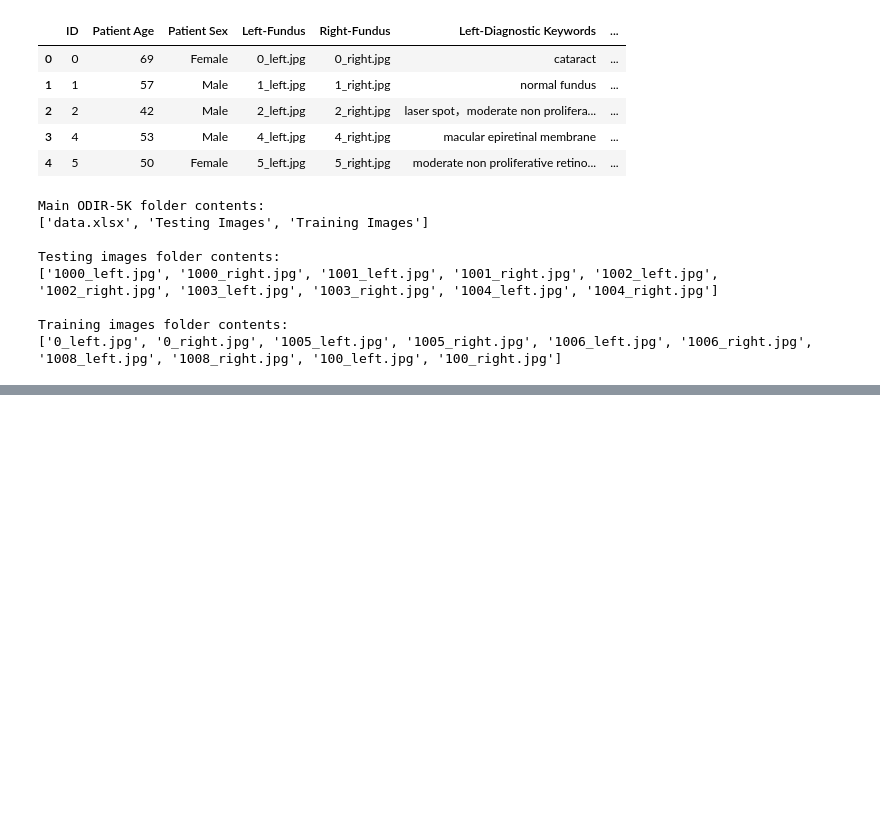
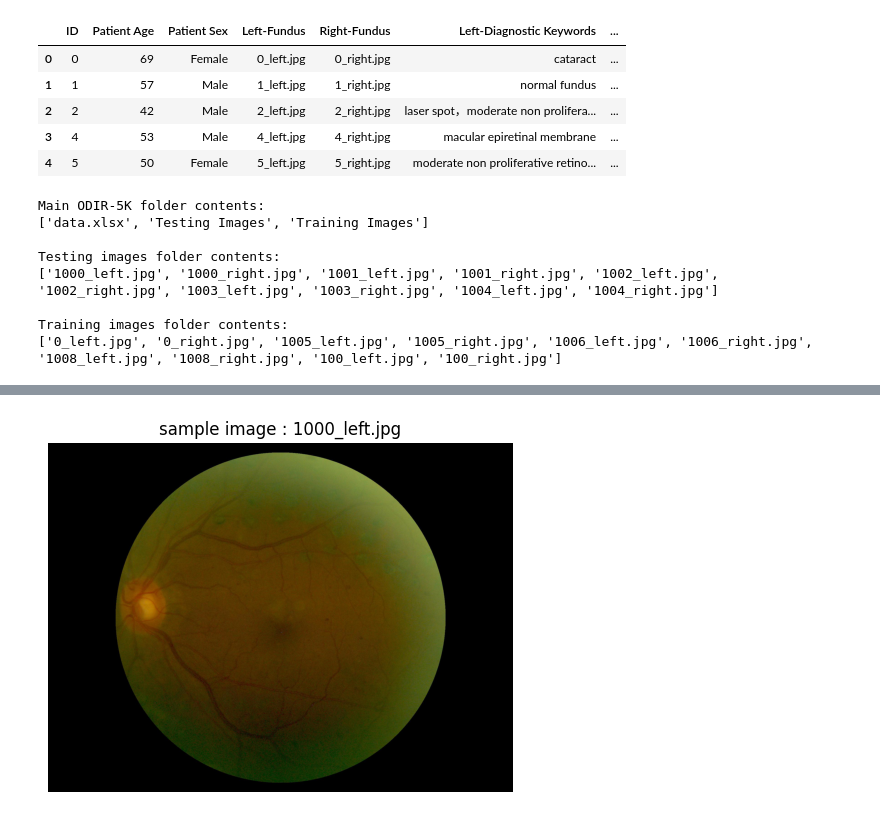
Before and after one commit to Arundhuti2000/ocular_eye_disease_detection, a Jupyter notebook: ocular_eye_detection.ipynb, the cells around one changed output, grey strips where cells are left out. Cells and saved outputs as stored; diff of their text form; code cells hidden in the pictures; blank space fills up the shorter version.

```diff
--- a/ocular_eye_detection.ipynb
+++ b/ocular_eye_detection.ipynb
@@ -88,0 +98,22 @@ print(preprocessed_files[:10])
+# %%
+def get_image_file_path(directory):
+    for file_name in os.listdir(directory):
+        file_path = os.path.join(directory, file_name)
+        if os.path.isfile(file_path):
+            return file_path
+    return None
+
+# get a valid image file path from testing_images
+sample_testing_image_path = get_image_file_path(testing_images_path)
+if sample_testing_image_path:
+    sample_testing_image = Image.open(sample_testing_image_path)
+
+    plt.figure(figsize=(6,6))
+    plt.imshow(sample_testing_image)
+    plt.title(f"sample image : {os.path.basename(sample_testing_image_path)}")
+    plt.axis('off')
+    plt.show()
+else:
+    print("no valid image files found in testing_images")
+# %% [output]
+[figure, added]
```
Also changed, not shown: parts of 15 cells of this notebook.
